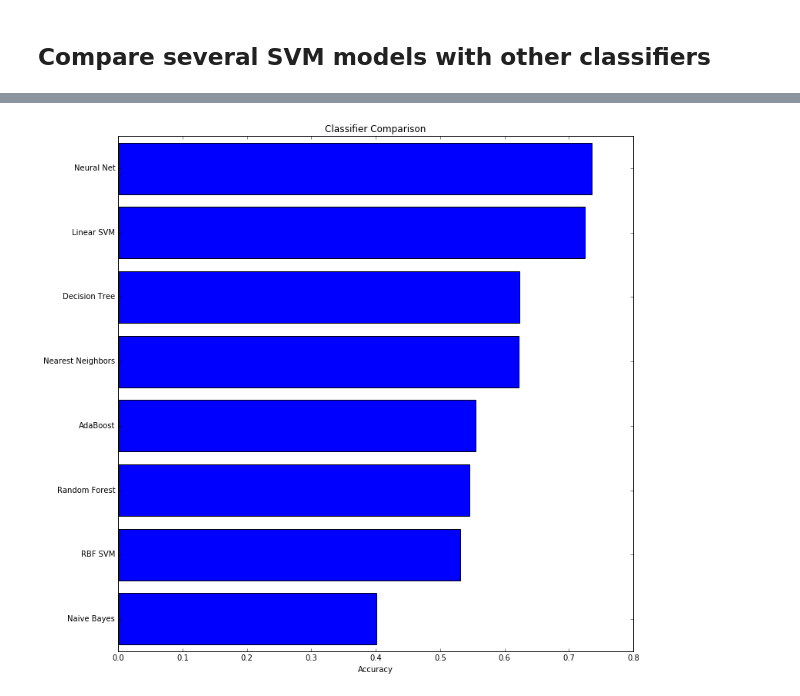
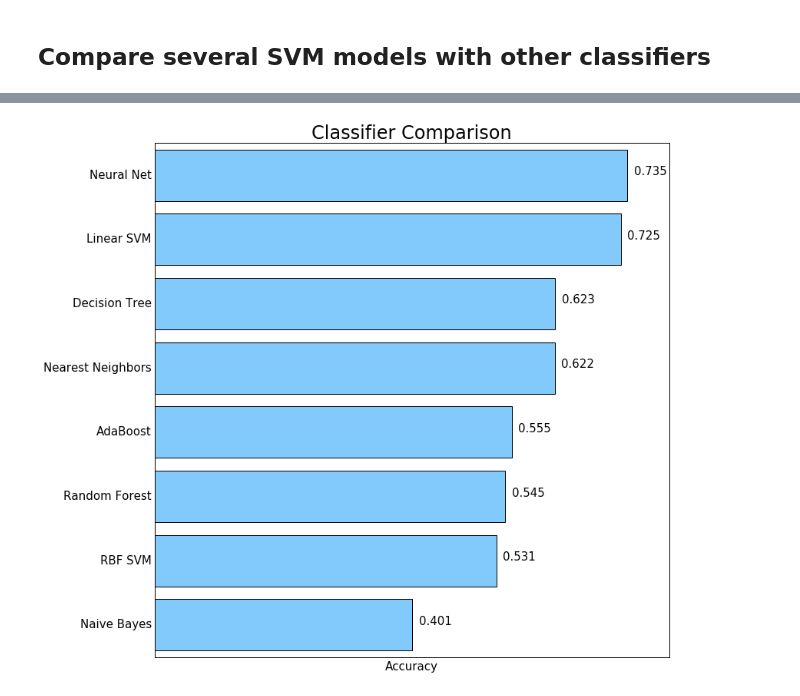
Before and after one commit to newman1234/interview_task, a Jupyter notebook: Emotion Prediction Model.ipynb, the cells around one changed output, grey strips where cells are left out. Drawn from its saved outputs; the diff is of its cells as text; code cells hidden in the pictures.

Commit message:
slightly modification to the graph

```diff
--- a/Emotion Prediction Model.ipynb
+++ b/Emotion Prediction Model.ipynb
@@ -197,15 +197,29 @@ Naive Bayes starts.
 # %%
 # Plot feature importance
 fig = plt.figure(figsize=(12,12))
 # make importances relative to max importance
 sorted_idx = np.argsort(acc)
 pos = np.arange(sorted_idx.shape[0]) + .5
 acc = np.array(acc)
-plt.barh(pos, acc[sorted_idx], align='center')
+plt.barh(pos, acc[sorted_idx], align='center', color='#82cafc')
 names = np.array(names)
-plt.yticks(pos, names[sorted_idx])
-plt.xlabel('Accuracy')
-plt.title('Classifier Comparison')
+plt.yticks(pos, names[sorted_idx], fontsize=15)
+for i, idx in enumerate(sorted_idx):
+    plt.annotate("{:.3f}".format(acc[idx]) , xy=(acc[idx]+0.01, i+0.5), fontsize=15)
+plt.xlabel('Accuracy', fontsize=15)
+plt.title('Classifier Comparison', fontsize=24)
+plt.tick_params(
+    axis='x',          # changes apply to the x-axis
+    which='both',      # both major and minor ticks are affected
+    bottom='off',      # ticks along the bottom edge are off
+    top='off',         # ticks along the top edge are off
+    labelbottom='off') # labels along the bottom edge are off
+plt.tick_params(
+    axis='y',          # changes apply to the x-axis
+    which='both',      # both major and minor ticks are affected
+    right='off',
+    left='off'
+)
 plt.show()
 # %% [output]
-[figure, old version]
+[figure, new version]
```
